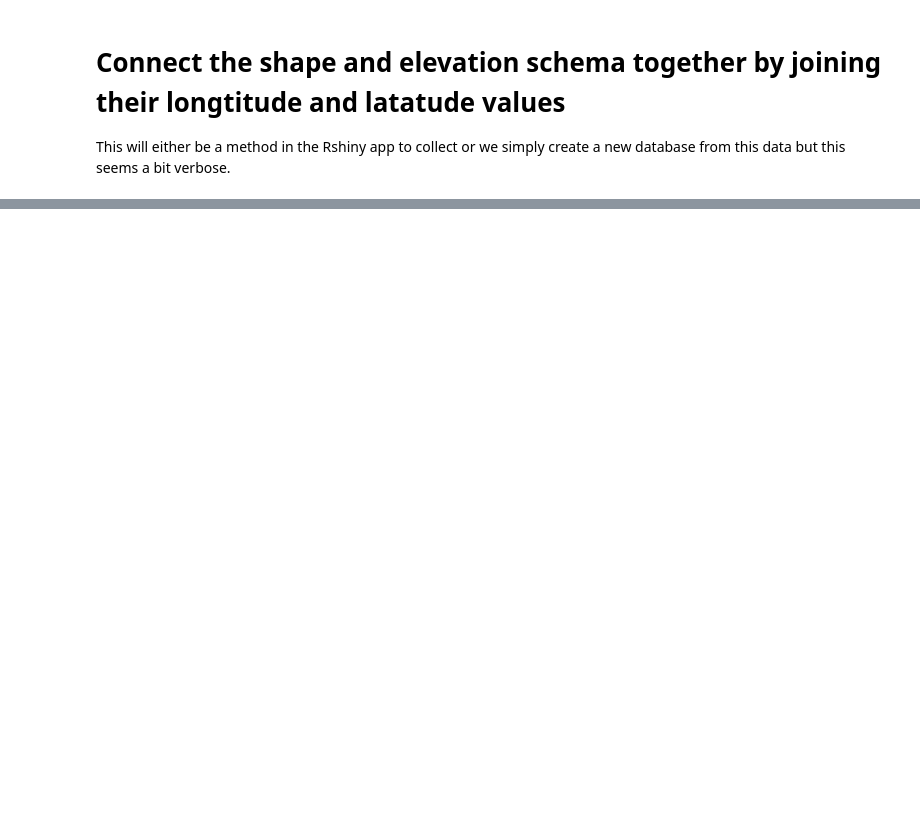
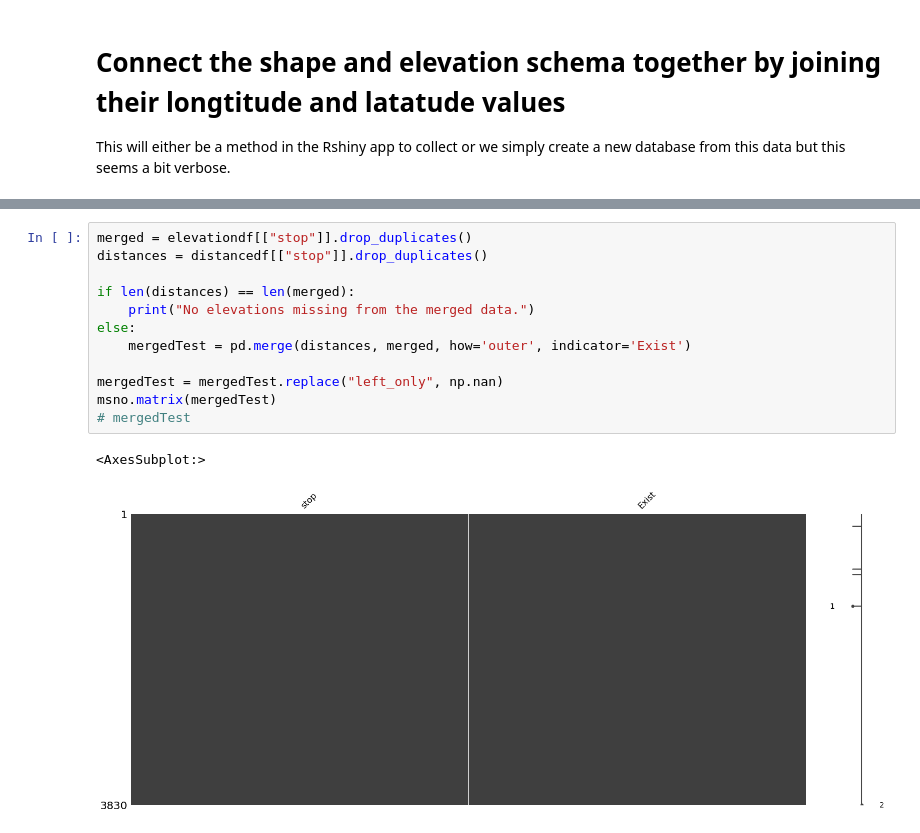
Before and after one commit to 3minuterecord/dapTbElectricBus, a Jupyter notebook: createNewData/CollectElevations.ipynb, the cells around one changed output, grey strips where cells are left out. Drawn from its saved outputs; the diff is of its cells as text; blank space fills up the shorter version.

```diff
--- a/createNewData/CollectElevations.ipynb
+++ b/createNewData/CollectElevations.ipynb
@@ -278,0 +322,15 @@ conn.close()
+# %%
+merged = elevationdf[["stop"]].drop_duplicates()
+distances = distancedf[["stop"]].drop_duplicates()
+
+if len(distances) == len(merged):
+    print("No elevations missing from the merged data.")
+else:
+    mergedTest = pd.merge(distances, merged, how='outer', indicator='Exist')
+
+mergedTest = mergedTest.replace("left_only", np.nan)
+msno.matrix(mergedTest)
+# mergedTest
+# %% [output]
+<AxesSubplot:>
+[figure, added]
```
Also changed, not shown: parts of 23 cells of this notebook, 12 other files.
